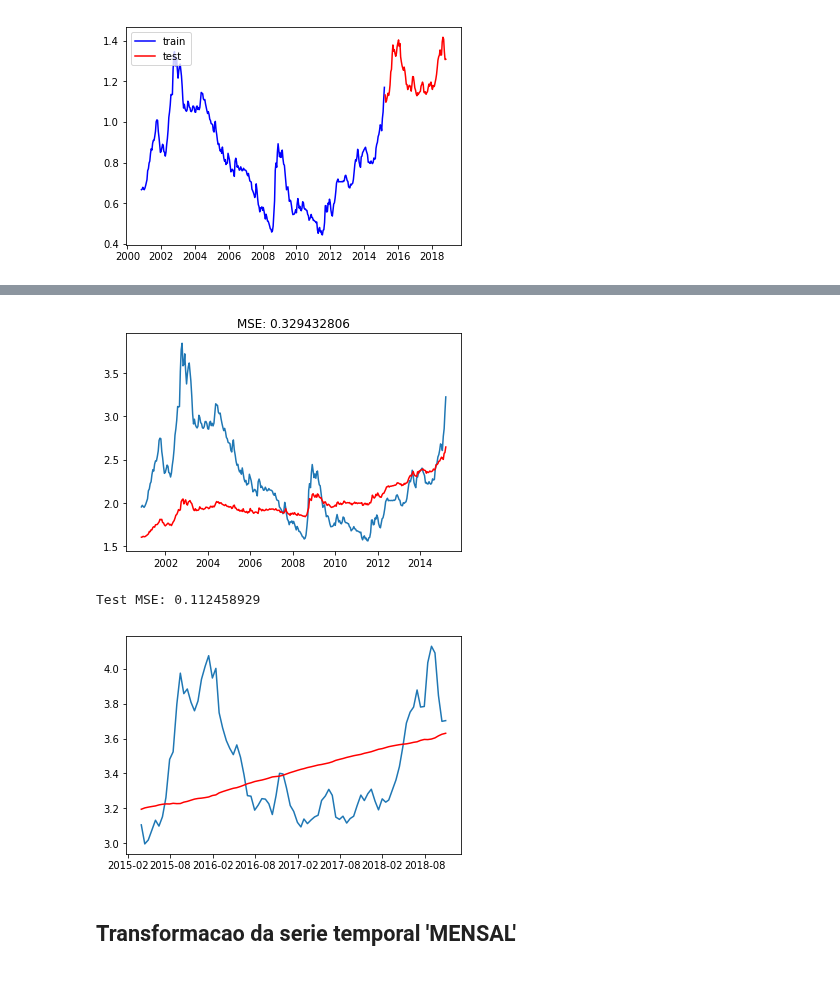
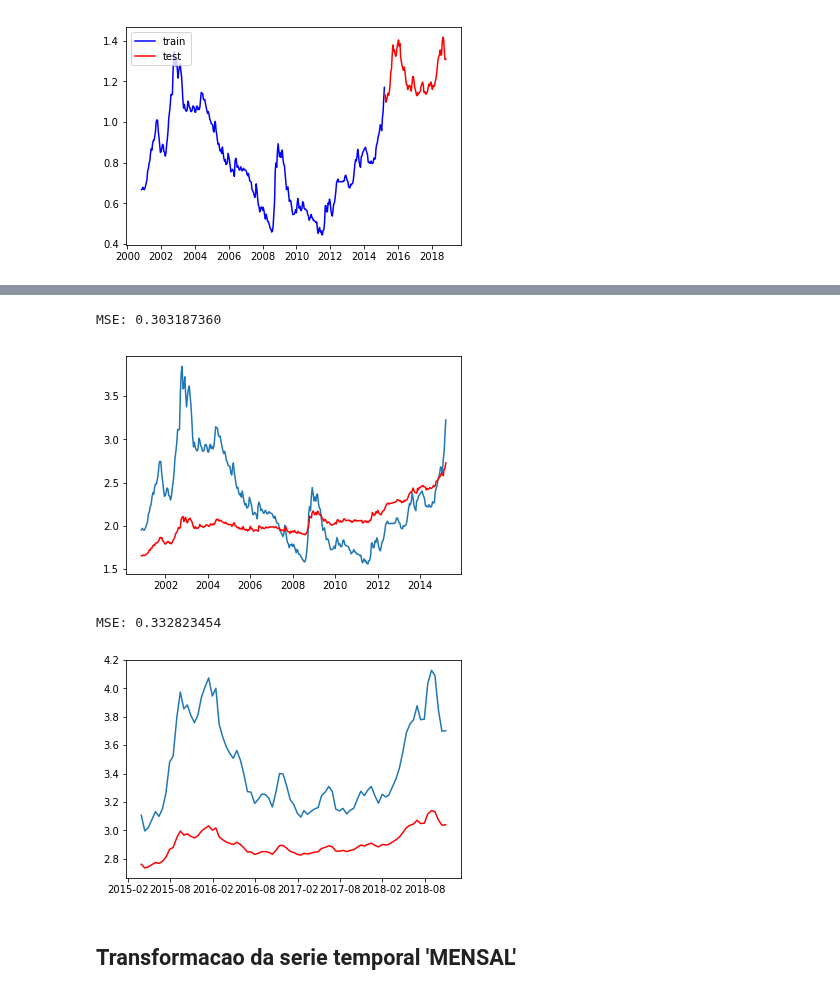
Before and after one commit to jorgealmeidajr/tcc-senai-timeseries, a Jupyter notebook: src/timeseries01-arima.ipynb, the cells around one changed output, grey strips where cells are left out. Saved outputs shown, nothing was run; the diff lists cells and outputs as text; code cells hidden in the pictures.

Commit message:
Melhorias no Arima aplicado na ts01 e ts02.

```diff
--- a/src/timeseries01-arima.ipynb
+++ b/src/timeseries01-arima.ipynb
@@ -77,34 +78,32 @@ timeseries.plot_train_and_arima(ts_train, results_ARIMA)
 # %%
 predictions_ARIMA_diff = pd.Series(results_ARIMA.fittedvalues, copy=True)
 
 predictions_ARIMA_diff_cumsum = predictions_ARIMA_diff.cumsum()
 predictions_ARIMA_log = pd.Series(train.iloc[0], index=train.index)
 predictions_ARIMA_log = predictions_ARIMA_log.add(predictions_ARIMA_diff_cumsum, fill_value=0)
 
 predictions_ARIMA = np.exp(predictions_ARIMA_log)
-predictions_ARIMA = predictions_ARIMA.apply(lambda x: x*1.6)
+
 predictions_ARIMA = predictions_ARIMA[1:]
 
 #arima.print_dataframe_info(predictions_ARIMA)
 
 train_size = int(len(ts) * constants.PORCENTAGEM)
 ts_train = ts[1:train_size]
 
 #arima.print_dataframe_info(ts_train)
 
 timeseries.plot_train_and_predictions(ts_train, predictions_ARIMA)
 # %% [output]
+MSE: 0.303187360
-[figure, old version]
+[figure, new version]
 # %%
 historical, predictions = arima.forecast(train, test, arima_params)
 
-for i in range(len(predictions)):
-    predictions[i] = predictions[i] - historical[i]/40
-
 arima.plot_historical_and_predictions(historical, predictions, test)
 # %% [output]
-Test MSE: 0.112458929
+MSE: 0.332823454
-[figure, old version]
+[figure, new version]
 # %% [markdown]
 ## Transformacao da serie temporal 'MENSAL'
 # %%
```
Also changed, not shown: parts of 4 cells of this notebook, 4 other files.
